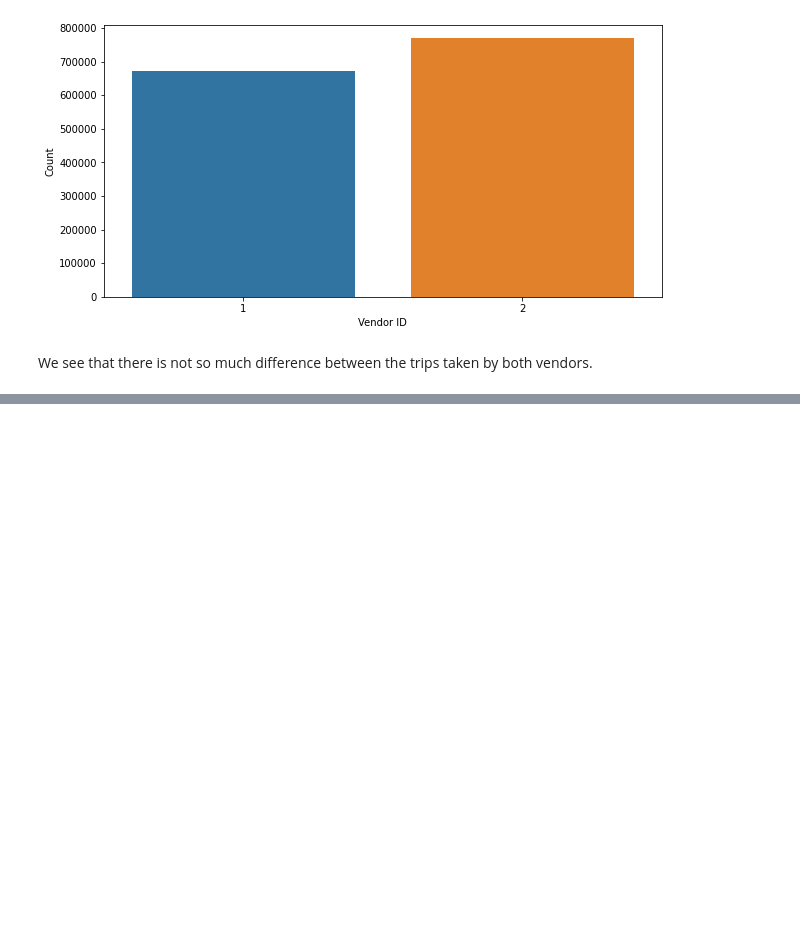
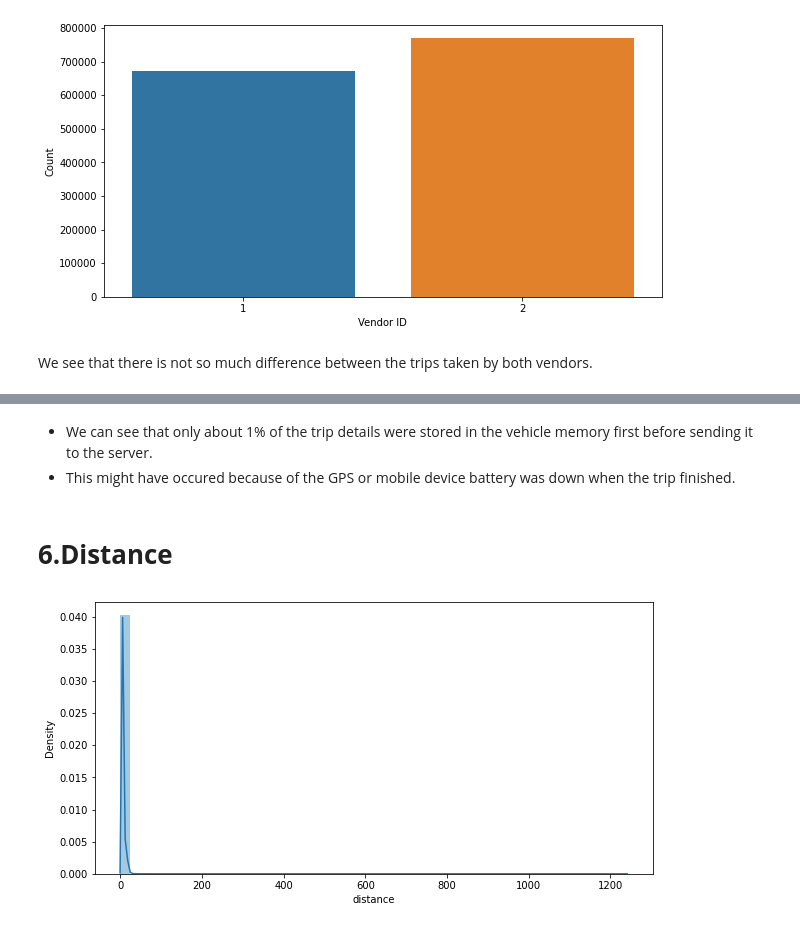
Before and after one commit to ankur727/NYC_Taxi_Trip_Time_Prediction, a Jupyter notebook: NYC_Taxi_Trip_Time_Prediction_Capstone_Project.ipynb, the cells around one changed output, grey strips where cells are left out. Saved outputs shown, nothing was run; the diff lists cells and outputs as text; code cells hidden in the pictures; blank space fills up the shorter version.

```diff
--- a/NYC_Taxi_Trip_Time_Prediction_Capstone_Project.ipynb
+++ b/NYC_Taxi_Trip_Time_Prediction_Capstone_Project.ipynb
@@ -470,0 +533,15 @@ We see that there is not so much difference between the trips taken by both vend
+# %% [markdown]
+
+
+*   We can see that only about 1% of the trip details were stored in the vehicle memory first before sending it to the server.
+*   This might have occured because of the GPS or mobile device battery was down when the trip finished.
+# %% [markdown]
+# **6.Distance**
+# %%
+#distribution plot of distance
+plt.figure(figsize = (10,5))
+sns.distplot(nyc_taxi['distance'])
+plt.xlabel('distance')
+plt.show()
+# %% [output]
+[figure, added]
```
Also changed, not shown: parts of 59 cells of this notebook.
